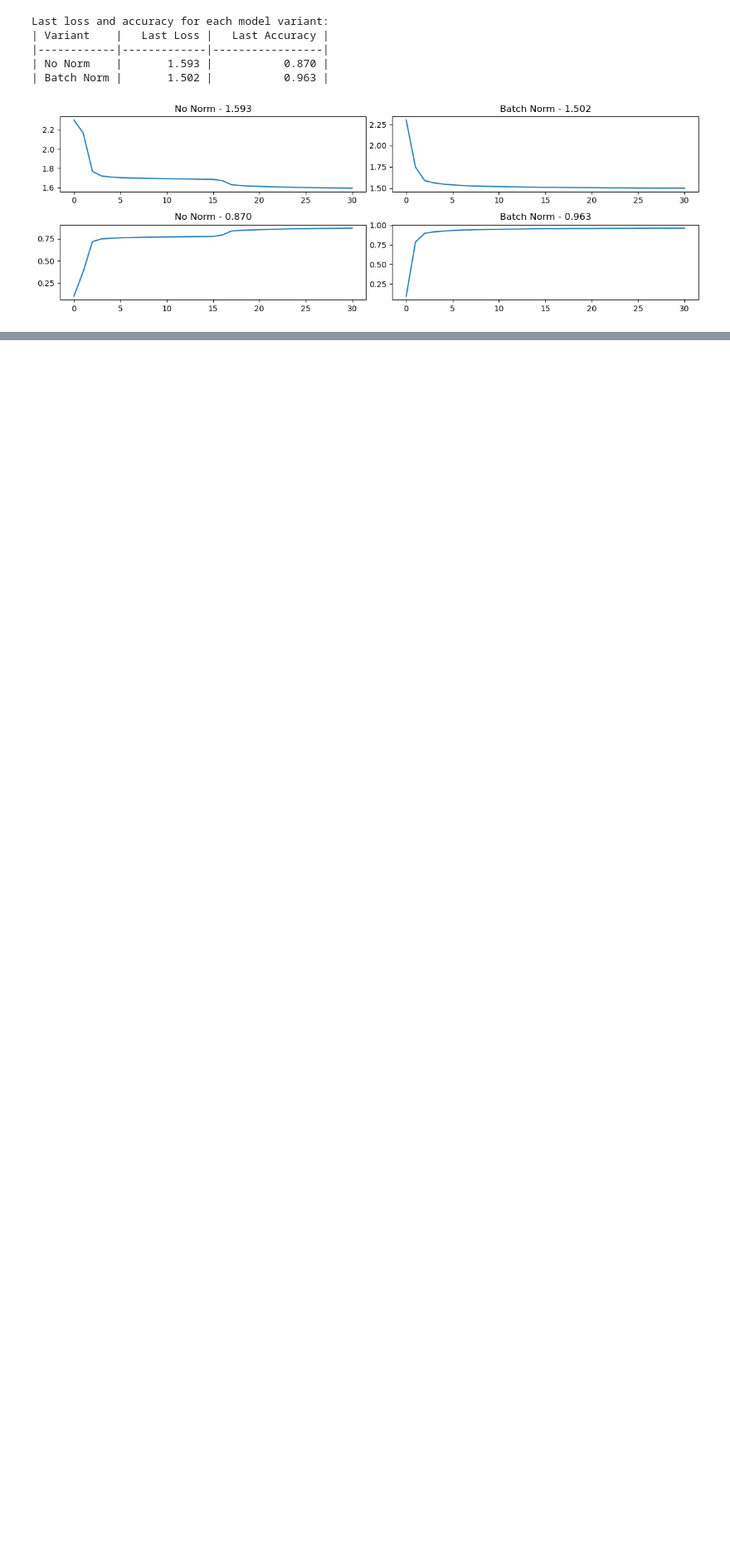
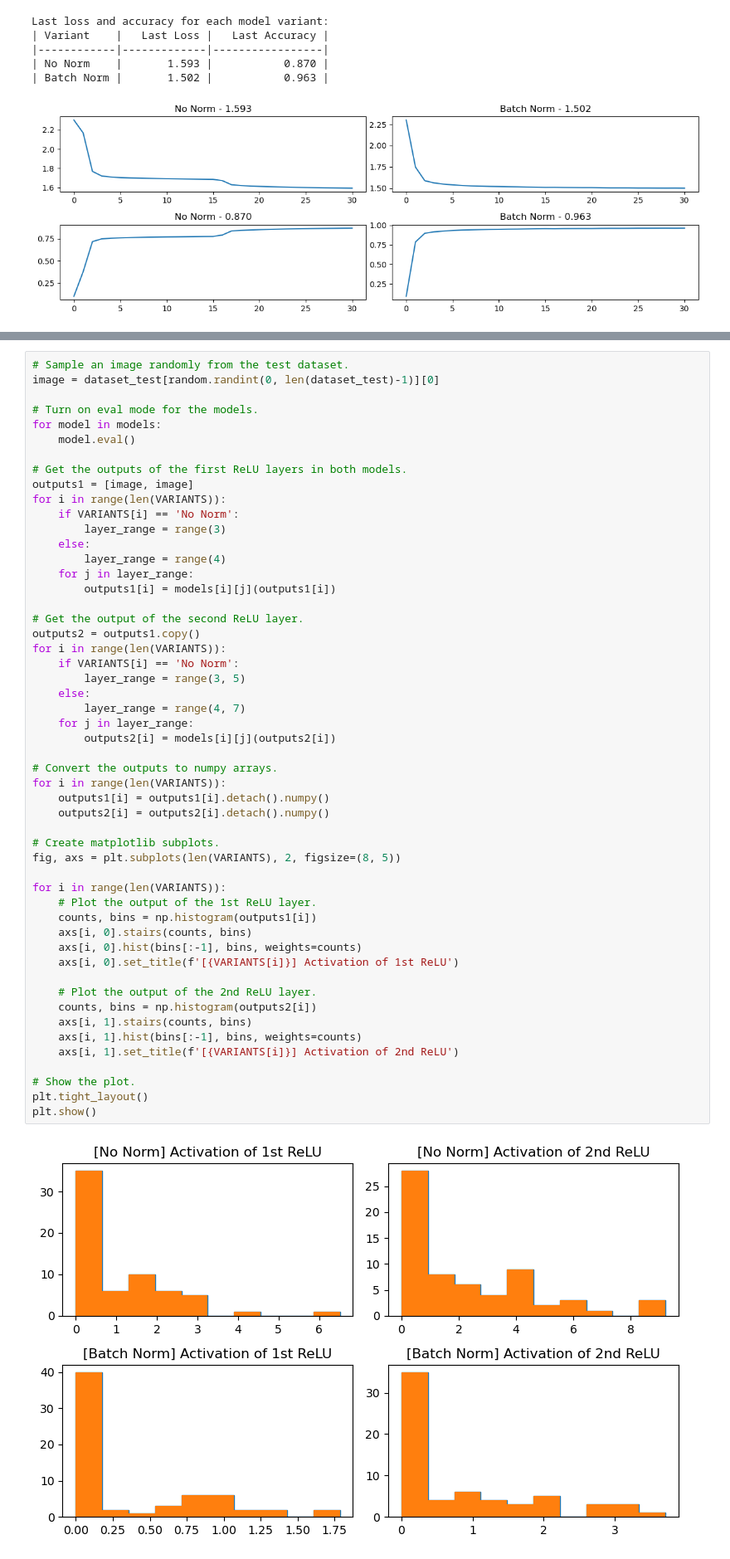
Before and after one commit to shuangxuetwelve/pytorch-practice, a Jupyter notebook: MNIST-MLP-2-2.ipynb, the cells around one changed output, grey strips where cells are left out. Shown at 83% size. Saved outputs shown, nothing was run; the diff lists cells and outputs as text; blank space fills up the shorter version.

Commit message:
Inspect the dead zone of ReLU activation functions for both layers in both models in MNIST-MLP-2-2

```diff
--- a/MNIST-MLP-2-2.ipynb
+++ b/MNIST-MLP-2-2.ipynb
@@ -285,0 +288,54 @@ Last loss and accuracy for each model variant:
+# %%
+# Sample an image randomly from the test dataset.
+image = dataset_test[random.randint(0, len(dataset_test)-1)][0]
+
+# Turn on eval mode for the models.
+for model in models:
+    model.eval()
+
+# Get the outputs of the first ReLU layers in both models.
+outputs1 = [image, image]
+for i in range(len(VARIANTS)):
+    if VARIANTS[i] == 'No Norm':
+        layer_range = range(3)
+    else:
+        layer_range = range(4)
+    for j in layer_range:
+        outputs1[i] = models[i][j](outputs1[i])
+
+# Get the output of the second ReLU layer.
+outputs2 = outputs1.copy()
+for i in range(len(VARIANTS)):
+    if VARIANTS[i] == 'No Norm':
+        layer_range = range(3, 5)
+    else:
+        layer_range = range(4, 7)
+    for j in layer_range:
+        outputs2[i] = models[i][j](outputs2[i])
+
+# Convert the outputs to numpy arrays.
+for i in range(len(VARIANTS)):
+    outputs1[i] = outputs1[i].detach().numpy()
+    outputs2[i] = outputs2[i].detach().numpy()
+
+# Create matplotlib subplots.
+fig, axs = plt.subplots(len(VARIANTS), 2, figsize=(8, 5))
+
+for i in range(len(VARIANTS)):
+    # Plot the output of the 1st ReLU layer.
+    counts, bins = np.histogram(outputs1[i])
+    axs[i, 0].stairs(counts, bins)
+    axs[i, 0].hist(bins[:-1], bins, weights=counts)
+    axs[i, 0].set_title(f'[{VARIANTS[i]}] Activation of 1st ReLU')
+
+    # Plot the output of the 2nd ReLU layer.
+    counts, bins = np.histogram(outputs2[i])
+    axs[i, 1].stairs(counts, bins)
+    axs[i, 1].hist(bins[:-1], bins, weights=counts)
+    axs[i, 1].set_title(f'[{VARIANTS[i]}] Activation of 2nd ReLU')
+
+# Show the plot.
+plt.tight_layout()
+plt.show()
+# %% [output]
+[figure, added]
```
Also changed, not shown: parts of 1 cell of this notebook.
